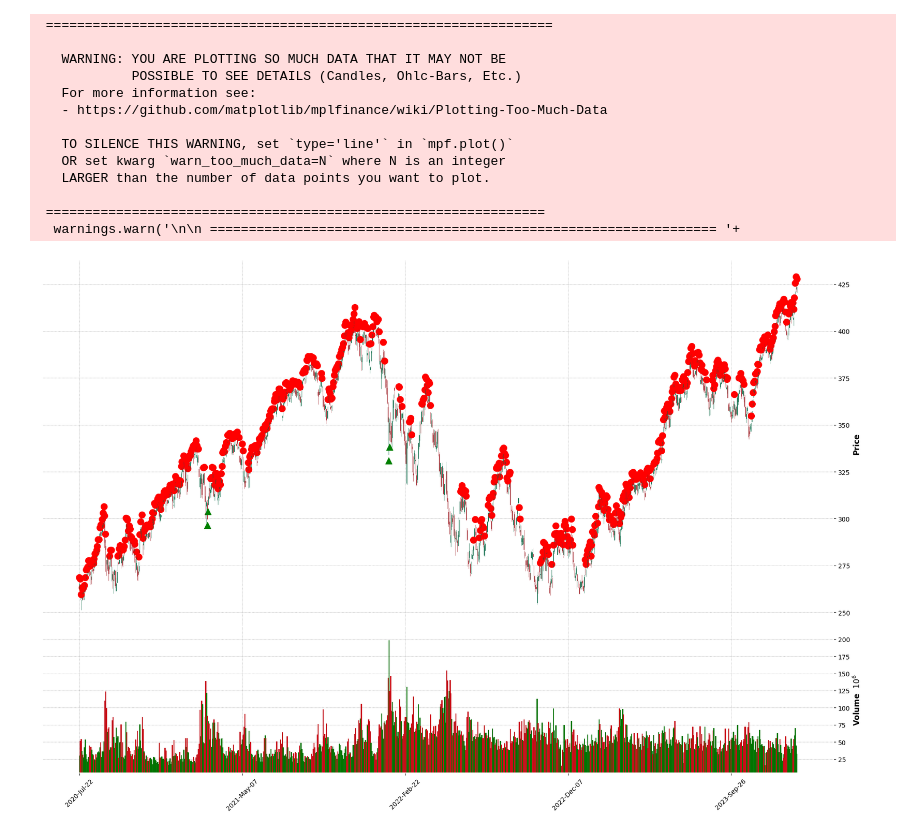
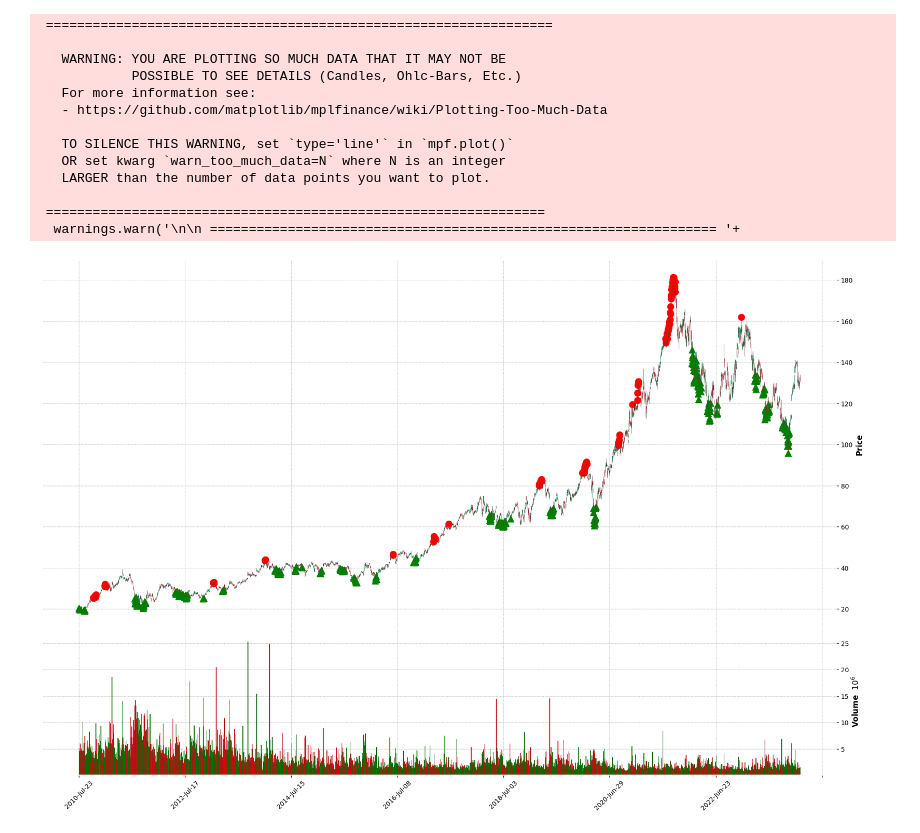
Before and after one commit to jxch-capital/capital-features-learning, a Jupyter notebook: notebooks/train_up_down_and_pred_plot_re.ipynb, the cells around one changed output. Saved outputs shown, nothing was run; the diff lists cells and outputs as text; code cells hidden in the pictures.

```diff
--- a/notebooks/train_up_down_and_pred_plot_re.ipynb
+++ b/notebooks/train_up_down_and_pred_plot_re.ipynb
@@ -90,5 +90,8 @@ model_down.save('./model/model_down_40_ty_re.h5')
 # %%
-prediction_data = cf.get_prediction_data(cf.docker_prediction_data_url, train_config_id=7, start="2020-01-01", end=datetime.now().strftime("%Y-%m-%d"), code='QQQ')
+code = "A"
+prediction_data = cf.get_prediction_data(cf.docker_prediction_data_url, train_config_id=7, start="2010-01-01", end=datetime.now().strftime("%Y-%m-%d"), code=code)
+kline = cf.get_kline_histroy(cf.docker_kline_history_url, code=code, start="2010-07-23", end="2024-01-24")
+df = cf.his_to_df(kline)
 # %%
 X_prediction_scaled = train.to_prediction_scaled(prediction_data, scaler_up)
 Y_up_prediction = model_up.predict(X_prediction_scaled)
@@ -99,27 +102,27 @@ df = cf.his_to_df(kline)
 # %%
 predictions_up_series = pd.Series(Y_up_prediction.flatten(), index=df.index)
 buy_signals = np.full(df.shape[0], np.nan)  # 含 NaN 的数组，与 df 的长度一致
-buy_signals[predictions_up_series > 0.9] = df['low'][predictions_up_series > 0.9] * 0.99
+buy_signals[predictions_up_series > 0.78] = df['low'][predictions_up_series > 0.78] * 0.99
 buy_markers = mpf.make_addplot(buy_signals, type='scatter', markersize=100, marker='^', color='g')
 
 predictions_down_series = pd.Series(Y_down_prediction.flatten(), index=df.index)
 sell_signals = np.full(df.shape[0], np.nan)  # 含 NaN 的数组，与 df 的长度一致
-sell_signals[predictions_down_series > 0.9] = df['high'][predictions_down_series > 0.9] * 1.01
+sell_signals[predictions_down_series > 0.78] = df['high'][predictions_down_series > 0.78] * 1.01
 sell_markers = mpf.make_addplot(sell_signals, type='scatter', markersize=100, marker='o', color='r')
 
 mpf.plot(df, type='candle', style='charles', addplot=[buy_markers, sell_markers], volume=True, figsize=(24, 16))
 # %% [output]
  =================================================================
 
    WARNING: YOU ARE PLOTTING SO MUCH DATA THAT IT MAY NOT BE
             POSSIBLE TO SEE DETAILS (Candles, Ohlc-Bars, Etc.)
    For more information see:
    - https://github.com/matplotlib/mplfinance/wiki/Plotting-Too-Much-Data
 
    TO SILENCE THIS WARNING, set `type='line'` in `mpf.plot()`
    OR set kwarg `warn_too_much_data=N` where N is an integer
    LARGER than the number of data points you want to plot.
 
  ================================================================
   warnings.warn('\n\n ================================================================= '+
-[figure, old version]
+[figure, new version]
```
Also changed, not shown: parts of 6 cells of this notebook, 1 other file.
